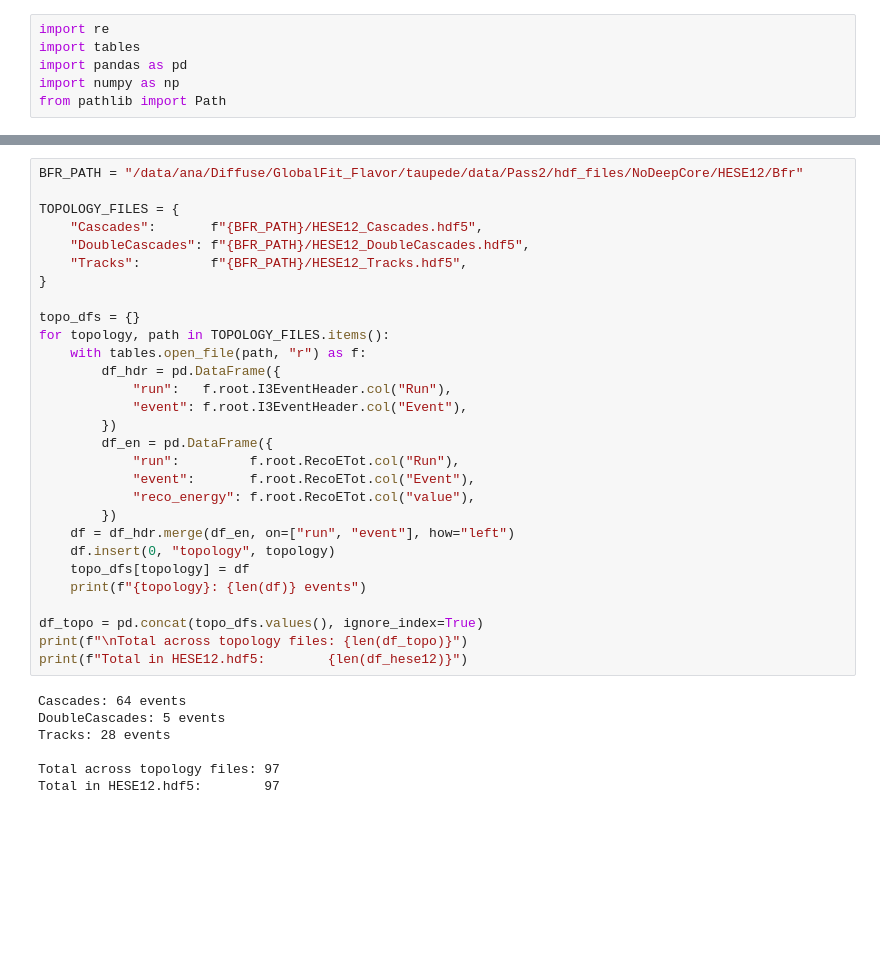
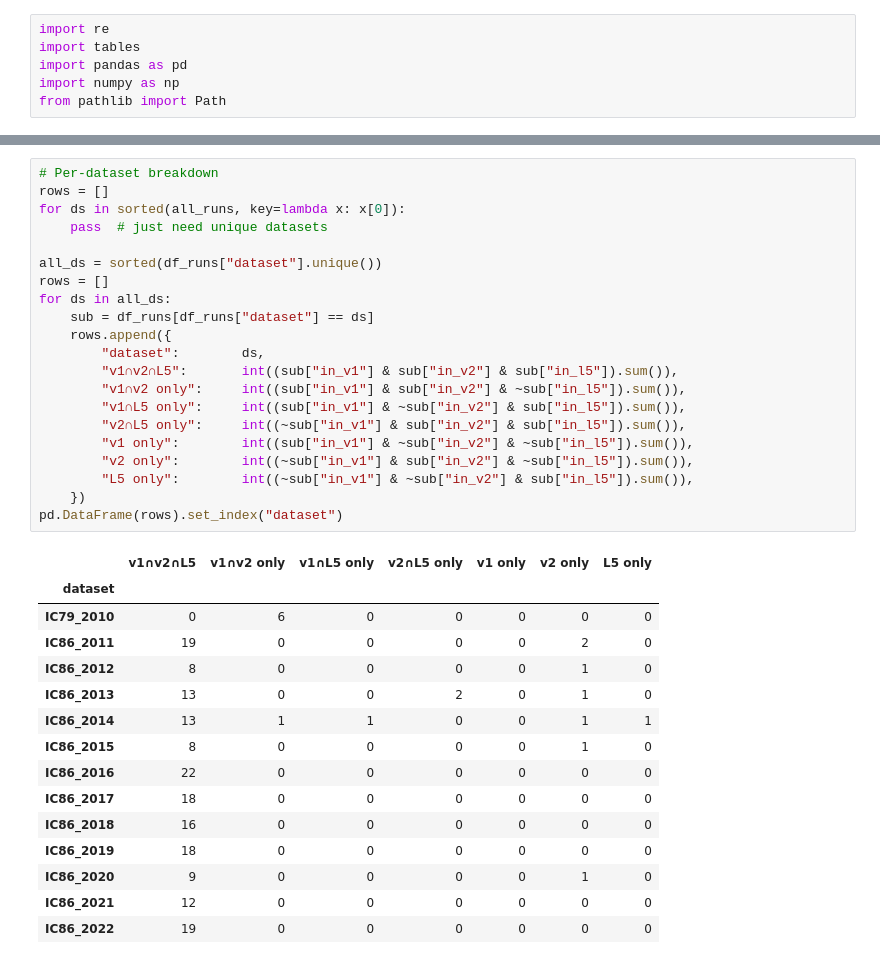
Before and after one commit to icecube/reco_processing, a Jupyter notebook: NNMFit/notebooks/unblind/step1_hese_flux/compare_hese_events.ipynb, the cells around one changed output, grey strips where cells are left out. Saved outputs shown, nothing was run; the diff lists cells and outputs as text; blank space fills up the shorter version.

```diff
--- a/NNMFit/notebooks/unblind/step1_hese_flux/compare_hese_events.ipynb
+++ b/NNMFit/notebooks/unblind/step1_hese_flux/compare_hese_events.ipynb
@@ -350,37 +293,38 @@ HESE12 events: 97
 # %%
-BFR_PATH = "/data/ana/Diffuse/GlobalFit_Flavor/taupede/data/Pass2/hdf_files/NoDeepCore/HESE12/Bfr"
+# Per-dataset breakdown
+rows = []
+for ds in sorted(all_runs, key=lambda x: x[0]):
+    pass  # just need unique datasets
 
-TOPOLOGY_FILES = {
-    "Cascades":       f"{BFR_PATH}/HESE12_Cascades.hdf5",
-    "DoubleCascades": f"{BFR_PATH}/HESE12_DoubleCascades.hdf5",
-    "Tracks":         f"{BFR_PATH}/HESE12_Tracks.hdf5",
-}
-
-topo_dfs = {}
-for topology, path in TOPOLOGY_FILES.items():
-    with tables.open_file(path, "r") as f:
-        df_hdr = pd.DataFrame({
-            "run":   f.root.I3EventHeader.col("Run"),
-            "event": f.root.I3EventHeader.col("Event"),
-        })
-        df_en = pd.DataFrame({
-            "run":         f.root.RecoETot.col("Run"),
-            "event":       f.root.RecoETot.col("Event"),
-            "reco_energy": f.root.RecoETot.col("value"),
-        })
-    df = df_hdr.merge(df_en, on=["run", "event"], how="left")
-    df.insert(0, "topology", topology)
-    topo_dfs[topology] = df
-    print(f"{topology}: {len(df)} events")
-
-df_topo = pd.concat(topo_dfs.values(), ignore_index=True)
-print(f"\nTotal across topology files: {len(df_topo)}")
-print(f"Total in HESE12.hdf5:        {len(df_hese12)}")
+all_ds = sorted(df_runs["dataset"].unique())
+rows = []
+for ds in all_ds:
+    sub = df_runs[df_runs["dataset"] == ds]
+    rows.append({
+        "dataset":        ds,
+        "v1∩v2∩L5":       int((sub["in_v1"] & sub["in_v2"] & sub["in_l5"]).sum()),
+        "v1∩v2 only":     int((sub["in_v1"] & sub["in_v2"] & ~sub["in_l5"]).sum()),
+        "v1∩L5 only":     int((sub["in_v1"] & ~sub["in_v2"] & sub["in_l5"]).sum()),
+        "v2∩L5 only":     int((~sub["in_v1"] & sub["in_v2"] & sub["in_l5"]).sum()),
+        "v1 only":        int((sub["in_v1"] & ~sub["in_v2"] & ~sub["in_l5"]).sum()),
+        "v2 only":        int((~sub["in_v1"] & sub["in_v2"] & ~sub["in_l5"]).sum()),
+        "L5 only":        int((~sub["in_v1"] & ~sub["in_v2"] & sub["in_l5"]).sum()),
+    })
+pd.DataFrame(rows).set_index("dataset")
 # %% [output]
-Cascades: 64 events
-DoubleCascades: 5 events
-Tracks: 28 events
-
-Total across topology files: 97
-Total in HESE12.hdf5:        97
+|  | v1∩v2∩L5 | v1∩v2 only | v1∩L5 only | v2∩L5 only | v1 only | v2 only | L5 only |
+| dataset |  |  |  |  |  |  |  |
+| IC79_2010 | 0 | 6 | 0 | 0 | 0 | 0 | 0 |
+| IC86_2011 | 19 | 0 | 0 | 0 | 0 | 2 | 0 |
+| IC86_2012 | 8 | 0 | 0 | 0 | 0 | 1 | 0 |
+| IC86_2013 | 13 | 0 | 0 | 2 | 0 | 1 | 0 |
+| IC86_2014 | 13 | 1 | 1 | 0 | 0 | 1 | 1 |
+| IC86_2015 | 8 | 0 | 0 | 0 | 0 | 1 | 0 |
+| IC86_2016 | 22 | 0 | 0 | 0 | 0 | 0 | 0 |
+| IC86_2017 | 18 | 0 | 0 | 0 | 0 | 0 | 0 |
+| IC86_2018 | 16 | 0 | 0 | 0 | 0 | 0 | 0 |
+| IC86_2019 | 18 | 0 | 0 | 0 | 0 | 0 | 0 |
+| IC86_2020 | 9 | 0 | 0 | 0 | 0 | 1 | 0 |
+| IC86_2021 | 12 | 0 | 0 | 0 | 0 | 0 | 0 |
+| IC86_2022 | 19 | 0 | 0 | 0 | 0 | 0 | 0 |
 # %%
```
Also changed, not shown: parts of 32 cells of this notebook, 22 other files.
